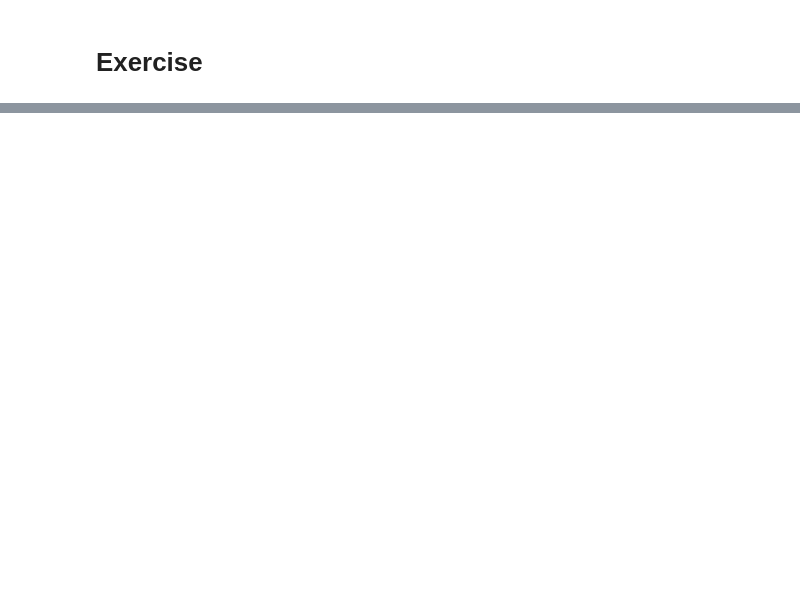
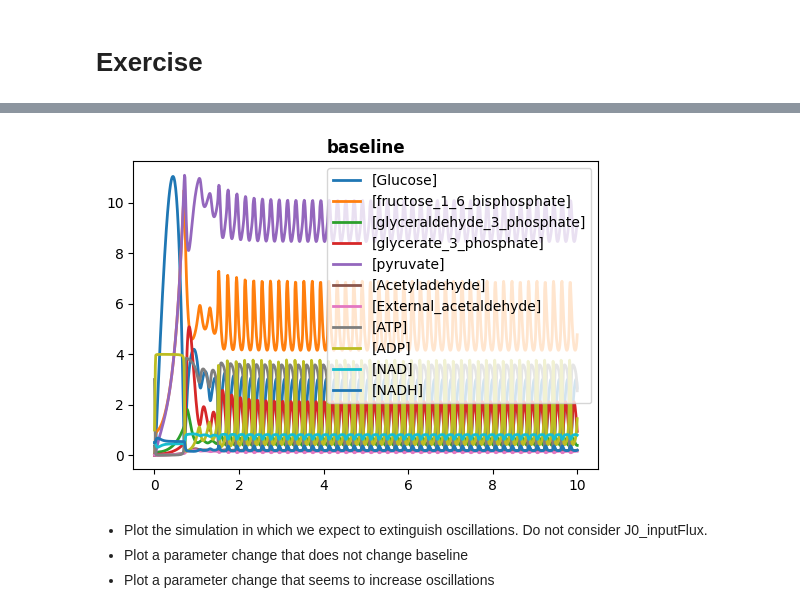
Before and after one commit to ModelEngineering/BIOEN-437, a Jupyter notebook: Lectures/Design-Of-Experiments/doe_one_way_design.ipynb, the cells around one changed output, grey strips where cells are left out. Saved outputs shown, nothing was run; the diff lists cells and outputs as text; code cells hidden in the pictures; blank space fills up the shorter version.

```diff
--- a/Lectures/Design-Of-Experiments/doe_one_way_design.ipynb
+++ b/Lectures/Design-Of-Experiments/doe_one_way_design.ipynb
@@ -1023,0 +641,10 @@ df1 - df2
+# %%
+rr = te.loada(WOLF_MODEL)
+rr.simulate(0, 10, 1000)
+rr.plot(title="baseline")
+# %% [output]
+[figure, added]
+# %% [markdown]
+* Plot the simulation in which we expect to extinguish oscillations. Do not consider J0_inputFlux.
+* Plot a parameter change that does not change baseline
+* Plot a parameter change that seems to increase oscillations
```
Also changed, not shown: parts of 101 cells of this notebook, 3 other files.
